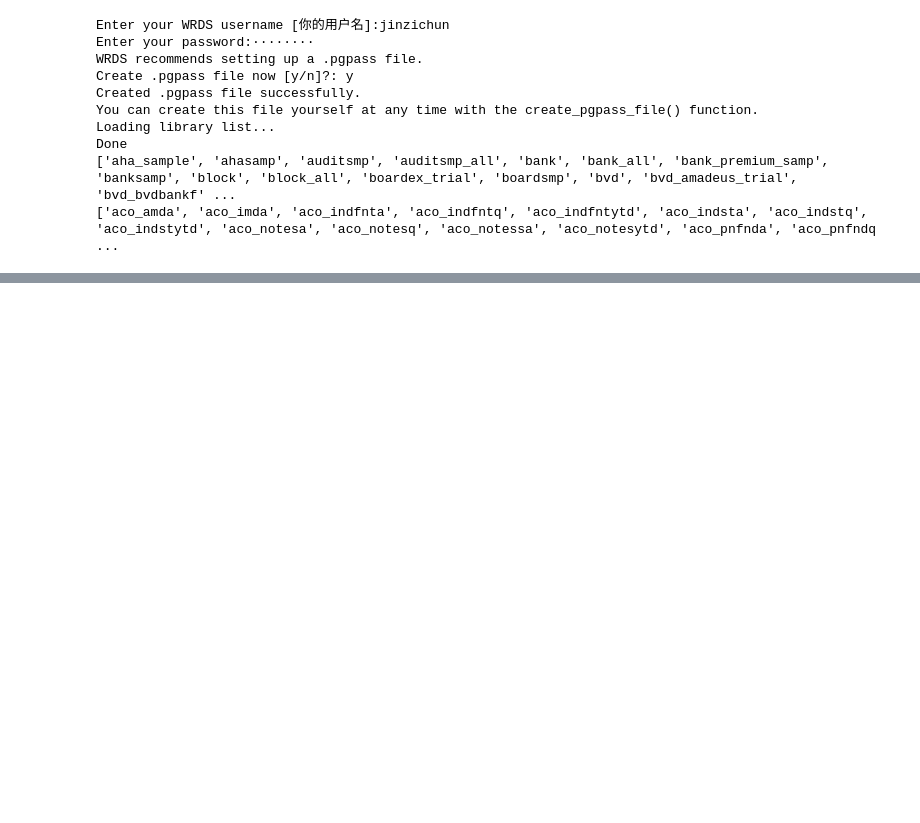
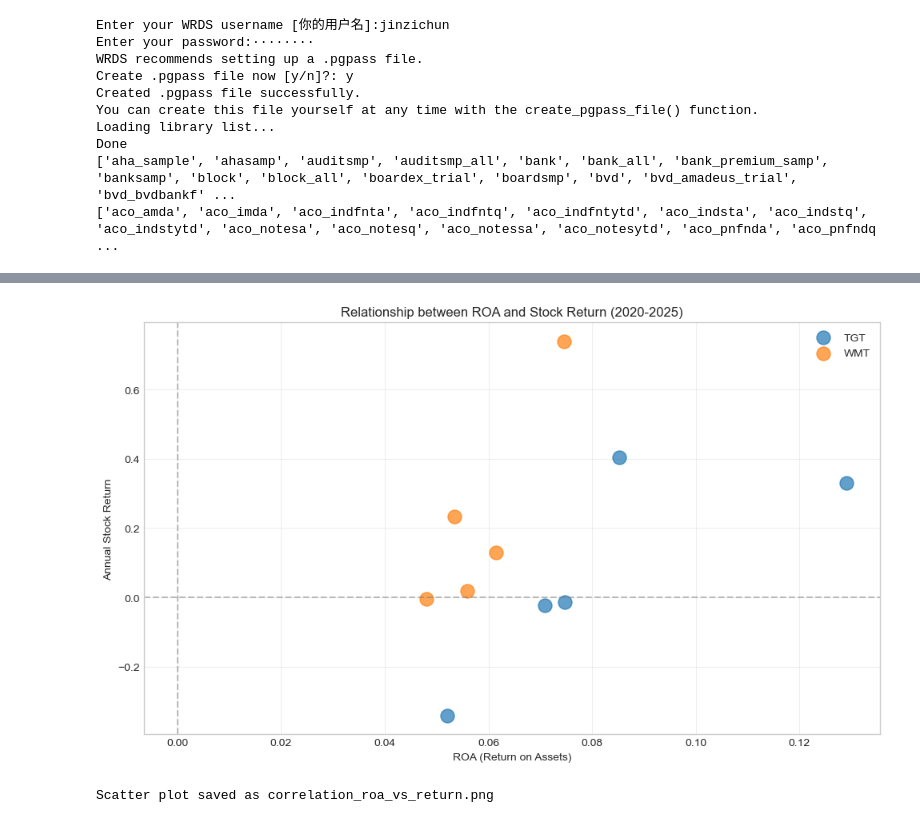
Before and after one commit to jzc-acc102/WMT-VS-TGT-analysis, a Jupyter notebook: analysis.ipynb, the cells around one changed output, grey strips where cells are left out. Cells and saved outputs as stored; diff of their text form; code cells hidden in the pictures; blank space fills up the shorter version.

Commit message:
Add files via upload
Add correlation analysis results

```diff
--- a/analysis.ipynb
+++ b/analysis.ipynb
@@ -202,0 +300,11 @@ print("✅ 图表已保存为 wmt_tgt_comparison.png")
+# %%
+# Calculate annual stock returns from monthly data
+stock_clean['year'] = stock_clean['date'].dt.year
+
+annual_stock_return = stock_clean.groupby(['ticker', 'year'])['ret'].apply(
+    lambda x: (1 + x).prod() - 1
+).reset_index()
+annual_stock_return.columns = ['tic', 'fyear', 'annual_return']
+
+print("Annual stock returns calculated:")
+print(annual_stock_return)
@@ -202,0 +324,6 @@ print("✅ 图表已保存为 wmt_tgt_comparison.png")
+# %%
+# Merge with financial ratios
+df_merged = df.merge(annual_stock_return, on=['tic', 'fyear'], how='inner')
+
+print(f"Merged data shape: {df_merged.shape}")
+print(df_merged[['tic', 'fyear', 'roa', 'roe', 'net_margin', 'annual_return']])
@@ -202,0 +343,26 @@ print("✅ 图表已保存为 wmt_tgt_comparison.png")
+# %%
+# Scatter plot
+import matplotlib.pyplot as plt
+
+fig, ax = plt.subplots(figsize=(10, 6))
+
+for tic in df_merged['tic'].unique():
+    subset = df_merged[df_merged['tic'] == tic]
+    ax.scatter(subset['roa'], subset['annual_return'], label=tic, s=150, alpha=0.7)
+
+ax.set_xlabel('ROA (Return on Assets)')
+ax.set_ylabel('Annual Stock Return')
+ax.set_title('Relationship between ROA and Stock Return (2020-2025)')
+ax.axhline(y=0, color='gray', linestyle='--', alpha=0.5)
+ax.axvline(x=0, color='gray', linestyle='--', alpha=0.5)
+ax.legend()
+ax.grid(True, alpha=0.3)
+
+plt.tight_layout()
+plt.savefig('correlation_roa_vs_return.png', dpi=150)
+plt.show()
+
+print("Scatter plot saved as correlation_roa_vs_return.png")
+# %% [output]
+[figure, added]
+Scatter plot saved as correlation_roa_vs_return.png
```
Also changed, not shown: parts of 10 cells of this notebook, 2 other files.
